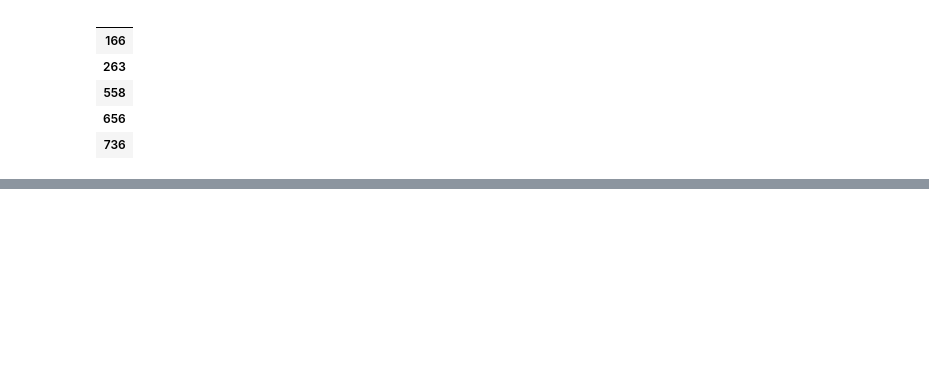
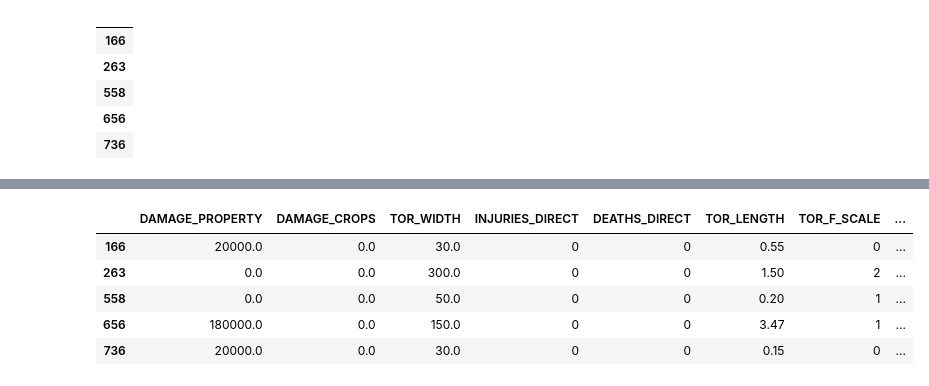
Before and after one commit to DorisSanchez-Velasquez/NaturalDisasterReport, a Jupyter notebook: main.ipynb, the cells around one changed output, grey strips where cells are left out. Saved outputs shown, nothing was run; the diff lists cells and outputs as text; code cells hidden in the pictures; blank space fills up the shorter version.

```diff
--- a/main.ipynb
+++ b/main.ipynb
@@ -147,3 +155,5 @@ g=sns.heatmap(temp_df[top_corr_features].corr(),annot=True,cmap="RdYlGn")
+# %%
+temp_df = temp_df.drop(columns=['BEGIN_LON', 'END_LON'])
 # %%
 
 from sklearn.feature_selection import SelectKBest
@@ -164,0 +187,11 @@ print(featureScores.nlargest(10,'Score'))  #print 10 best features
+# %%
+classifier_DisasterDf = temp_df[['DAMAGE_PROPERTY', 'DAMAGE_CROPS', 'TOR_WIDTH', 'INJURIES_DIRECT','DEATHS_DIRECT','TOR_LENGTH',
+                                'TOR_F_SCALE','INJURIES_INDIRECT','DEATHS_INDIRECT','BEGIN_LOCATION','END_LOCATION']]
+classifier_DisasterDf.head(5)
+# %% [output]
+|  | DAMAGE_PROPERTY | DAMAGE_CROPS | TOR_WIDTH | INJURIES_DIRECT | DEATHS_DIRECT | TOR_LENGTH | TOR_F_SCALE | ... |
+| 166 | 20000.0 | 0.0 | 30.0 | 0 | 0 | 0.55 | 0 | ... |
+| 263 | 0.0 | 0.0 | 300.0 | 0 | 0 | 1.50 | 2 | ... |
+| 558 | 0.0 | 0.0 | 50.0 | 0 | 0 | 0.20 | 1 | ... |
+| 656 | 180000.0 | 0.0 | 150.0 | 0 | 0 | 3.47 | 1 | ... |
+| 736 | 20000.0 | 0.0 | 30.0 | 0 | 0 | 0.15 | 0 | ... |
```
Also changed, not shown: parts of 10 cells of this notebook.
